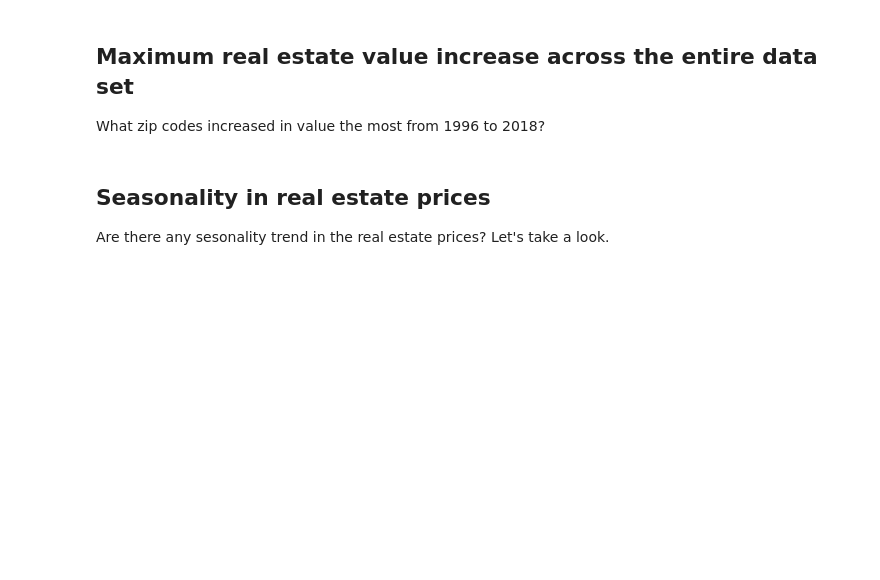
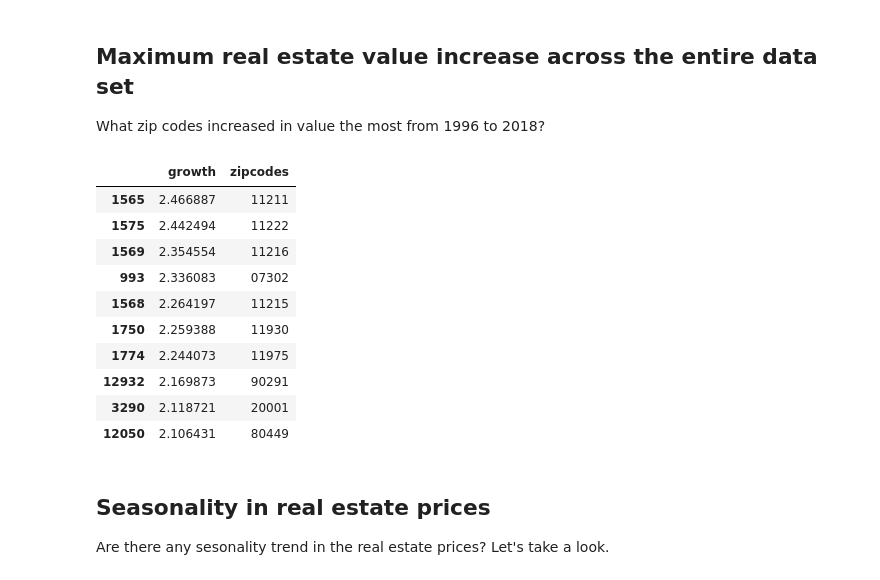
Before and after one commit to Joe-Bit-lab/mod4, a Jupyter notebook: Step01_Data_Cleaning/step01b_exploratory_data_analysis_v2.ipynb, the cells around one changed output. Cells and saved outputs as stored; diff of their text form; code cells hidden in the pictures; blank space fills up the shorter version.

```diff
--- a/Step01_Data_Cleaning/step01b_exploratory_data_analysis_v2.ipynb
+++ b/Step01_Data_Cleaning/step01b_exploratory_data_analysis_v2.ipynb
@@ -417,7 +417,20 @@ zip_growth = pd.DataFrame(np.log(values_2018.values) - np.log(values_1996.values
 zip_growth['zipcodes'] = values_2018.index.get_level_values(1)
 zip_growth9618 = zip_growth.sort_values(by='growth', ascending=False)
 # %%
-zip_growth_top_10 = zip_growth[0:10]
+zip_growth_top_10 = zip_growth9618[0:10]
+zip_growth_top_10
+# %% [output]
+|  | growth | zipcodes |
+| 1565 | 2.466887 | 11211 |
+| 1575 | 2.442494 | 11222 |
+| 1569 | 2.354554 | 11216 |
+| 993 | 2.336083 | 07302 |
+| 1568 | 2.264197 | 11215 |
+| 1750 | 2.259388 | 11930 |
+| 1774 | 2.244073 | 11975 |
+| 12932 | 2.169873 | 90291 |
+| 3290 | 2.118721 | 20001 |
+| 12050 | 2.106431 | 80449 |
 # %% [markdown]
 ## Seasonality in real estate prices
 Are there any sesonality trend in the real estate prices?  Let's take a look.
```
Also changed, not shown: parts of 22 cells of this notebook, 3 other files.
